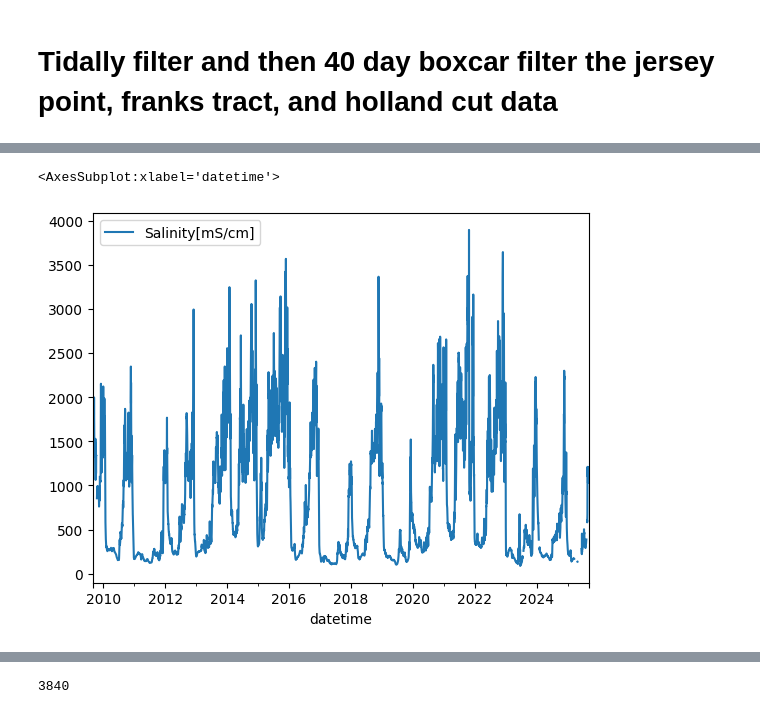
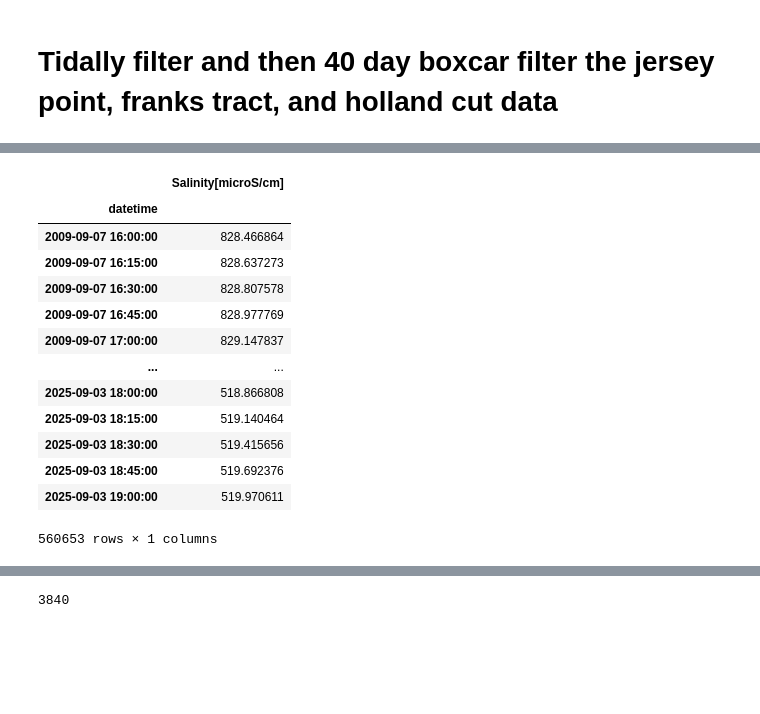
Before and after one commit to jennaisrael/Savio_scratch_back_up, a Jupyter notebook: climate_data_processing/identify_stp/salinity_bc_40_day_BC_filter.ipynb, the cells around one changed output, grey strips where cells are left out. Saved outputs shown, nothing was run; the diff lists cells and outputs as text; code cells hidden in the pictures; blank space fills up the shorter version.

```diff
--- a/climate_data_processing/identify_stp/salinity_bc_40_day_BC_filter.ipynb
+++ b/climate_data_processing/identify_stp/salinity_bc_40_day_BC_filter.ipynb
@@ -60,37 +84,51 @@ def filter_timeseries(tss, cutoff_period=hours(40)):
+# %%
+hol2_filt
+# %% [output]
+|  | Salinity[microS/cm] |
+| datetime |  |
+| 2009-09-07 16:00:00 | 828.466864 |
+| 2009-09-07 16:15:00 | 828.637273 |
+| 2009-09-07 16:30:00 | 828.807578 |
+| 2009-09-07 16:45:00 | 828.977769 |
+| 2009-09-07 17:00:00 | 829.147837 |
+| ... | ... |
+| 2025-09-03 18:00:00 | 518.866808 |
+| 2025-09-03 18:15:00 | 519.140464 |
+| 2025-09-03 18:30:00 | 519.415656 |
+| 2025-09-03 18:45:00 | 519.692376 |
+| 2025-09-03 19:00:00 | 519.970611 |
+560653 rows × 1 columns
 # %%
-#load the jersey point data, use the sjj signal to gap fill the jer, and load the holland cut salinity data, filter with cosine lanczos filter
-dtformat = '%Y-%m-%dT%H:%M:%S'
-jer_dms=pd.read_csv("/global/scratch/users/jennaisrael/climate_data_processing/identify_stp/dms_data_jer.csv")
-jer_dms=jer_dms.rename(columns={"screened/jer//usbr/JER/ec/microS/cm": "Salinity[mS/cm]"})
-jer_dms['datetime']=pd.to_datetime(jer_dms['datetime'],format=dtformat)
-jer_dms.set_index("datetime",inplace=True)
+# #load the jersey point data, use the sjj signal to gap fill the jer, and load the holland cut salinity data, filter with cosine lanczos filter
+# dtformat = '%Y-%m-%dT%H:%M:%S'
+# jer_dms=pd.read_csv("/global/scratch/users/jennaisrael/climate_data_processing/identify_stp/dms_data_jer.csv")
+# jer_dms=jer_dms.rename(columns={"screened/jer//usbr/JER/ec/microS/cm": "Salinity[mS/cm]"})
+# jer_dms['datetime']=pd.to_datetime(jer_dms['datetime'],format=dtformat)
+# jer_dms.set_index("datetime",inplace=True)
 
 
-sjj_dms=pd.read_csv("/global/scratch/users/jennaisrael/climate_data_processing/identify_stp/dms_data_sjj.csv")
-sjj_dms=sjj_dms.rename(columns={"screened/sjj//usgs/11337190/ec/microS/cm": "Salinity[mS/cm]"})
-sjj_dms['datetime']=pd.to_datetime(sjj_dms['datetime'],format=dtformat)
-sjj_dms.set_index("datetime",inplace=True)
+# sjj_dms=pd.read_csv("/global/scratch/users/jennaisrael/climate_data_processing/identify_stp/dms_data_sjj.csv")
+# sjj_dms=sjj_dms.rename(columns={"screened/sjj//usgs/11337190/ec/microS/cm": "Salinity[mS/cm]"})
+# sjj_dms['datetime']=pd.to_datetime(sjj_dms['datetime'],format=dtformat)
+# sjj_dms.set_index("datetime",inplace=True)
 
-#gapfill
-jp=jer_dms.fillna(sjj_dms)
-jp=jp.asfreq('15min')
-jp_filt=filter_timeseries(jp)
+# #gapfill
+# jp=jer_dms.fillna(sjj_dms)
+# jp=jp.asfreq('15min')
+# jp_filt=filter_timeseries(jp)
 
-hol2_dms=pd.read_csv("/global/scratch/users/jennaisrael/climate_data_processing/identify_stp/dms_data_hol2.csv")
-hol2_dms=hol2_dms.rename(columns={"screened/hol2//dwr_ncro/B95120/ec/microS/cm": "Salinity[mS/cm]"})
-hol2_dms['datetime']=pd.to_datetime(hol2_dms['datetime'],format=dtformat)
-hol2_dms.set_index("datetime",inplace=True)
-hol2_dms=hol2_dms.asfreq('15min')
-hol2_dms_filt=filter_timeseries(hol2_dms)
+# hol2_dms=pd.read_csv("/global/scratch/users/jennaisrael/climate_data_processing/identify_stp/dms_data_hol2.csv")
+# hol2_dms=hol2_dms.rename(columns={"screened/hol2//dwr_ncro/B95120/ec/microS/cm": "Salinity[mS/cm]"})
+# hol2_dms['datetime']=pd.to_datetime(hol2_dms['datetime'],format=dtformat)
+# hol2_dms.set_index("datetime",inplace=True)
+# hol2_dms=hol2_dms.asfreq('15min')
+# hol2_dms_filt=filter_timeseries(hol2_dms)
 
-frk=pd.read_csv('/global/scratch/users/jennaisrael/climate_data_processing/identify_stp/frkdefault_ec_screened_2021.csv',skiprows=65)#.set_index('datetime')
-frk=frk.rename(columns={"value": "Salinity[mS/cm]"})
-frk['datetime']=pd.to_datetime(frk['datetime'],format=dtformat)
-frk.set_index("datetime",inplace=True)
-frk=frk.asfreq('15min')
-frk_filt=filter_timeseries(frk.drop(columns=['user_flag']))
+# frk=pd.read_csv('/global/scratch/users/jennaisrael/climate_data_processing/identify_stp/frkdefault_ec_screened_2021.csv',skiprows=65)#.set_index('datetime')
+# frk=frk.rename(columns={"value": "Salinity[mS/cm]"})
+# frk['datetime']=pd.to_datetime(frk['datetime'],format=dtformat)
+# frk.set_index("datetime",inplace=True)
+# frk=frk.asfreq('15min')
+# frk_filt=filter_timeseries(frk.drop(columns=['user_flag']))
 
-jp_filt.plot()
+# jp_filt.plot()
-# %% [output]
-<AxesSubplot:xlabel='datetime'>
-[figure, removed]
```
Also changed, not shown: parts of 5 cells of this notebook, 1 other file.
